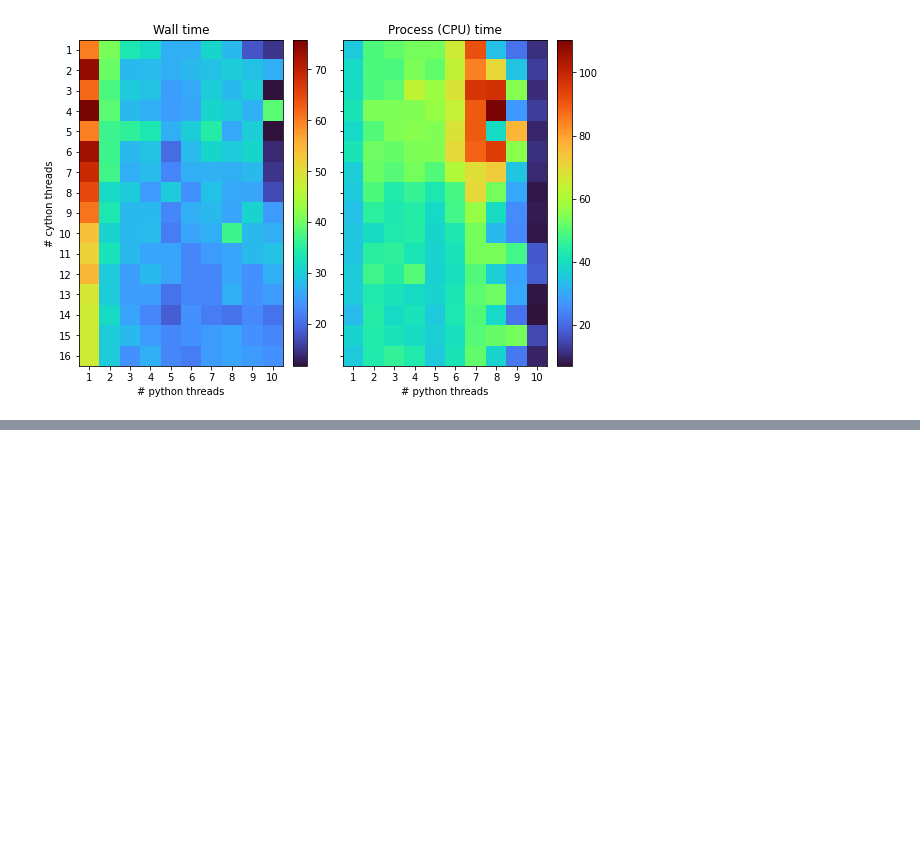
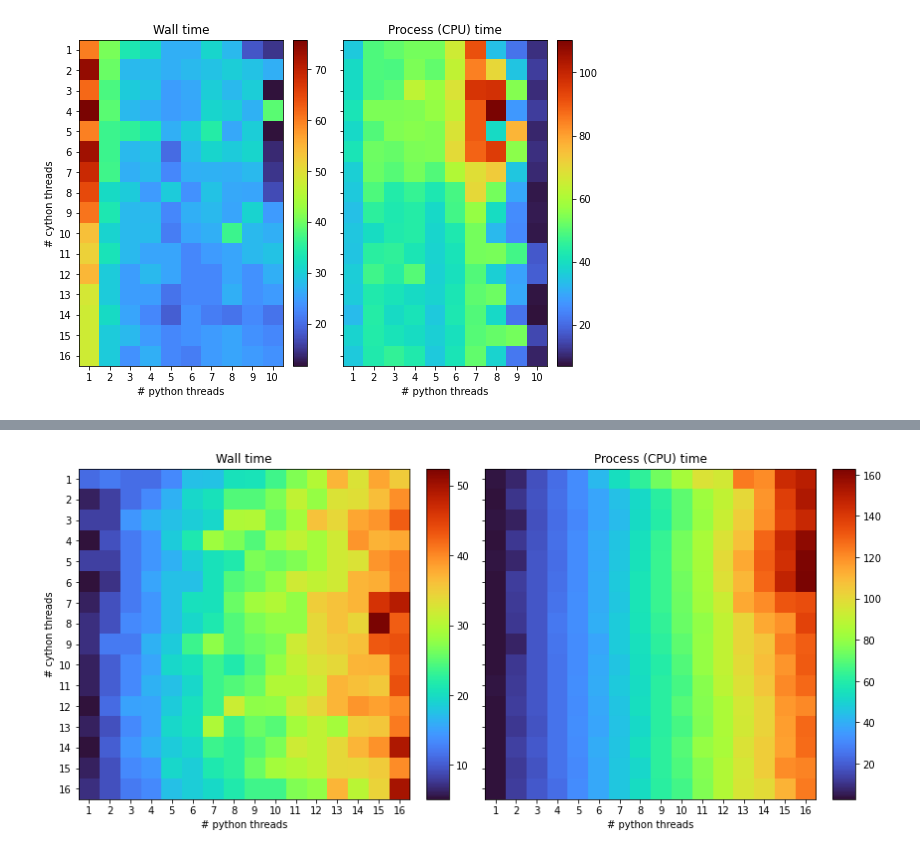
Before and after one commit to PREFERRED2022/mlfires-classic, a Jupyter notebook: ML_fires_al/par_conv_tab_2D.ipynb, the cells around one changed output, grey strips where cells are left out. Drawn from its saved outputs; the diff is of its cells as text; code cells hidden in the pictures; blank space fills up the shorter version.

```diff
--- a/ML_fires_al/par_conv_tab_2D.ipynb
+++ b/ML_fires_al/par_conv_tab_2D.ipynb
@@ -298,6 +391,7 @@ def creategrid_xs_small(rdiff, firstid, gridwidth, gridheight, dayfile, pcpus, c
 
         dyn_df = dt_df[:, dynamic_feat]
         npday = dyn_df.to_numpy(dt.float32)
+        #print("To cython")
 
         # start = time.time()
         id2xy, grid = nppar.fillcube(ccpus, npday, firstid, rdiff, gridwidth, gridheight)
@@ -313,6 +407,7 @@ def creategrid_xs_small(rdiff, firstid, gridwidth, gridheight, dayfile, pcpus, c
 
         t = datetime.strptime(os.path.basename(dayfile)[0:8], '%Y%m%d')
         xsday = xarray.Dataset(data_vars=vardict, coords=dict(x=range(gridwidth), y=range(gridheight), time=[t]))
+        #print("To disk")
         xsday.to_netcdf(os.path.join(orig_path, daygrid))
         #print("Successfull convertion %s" % dayfile)
         epr = time.process_time()
@@ -335,18 +430,22 @@ def create_xs_files(creategrid, days, pthreads, cthreads):
     for cpu in range(pthreads):
         d=days.pop()
         dayscompleted+=[d]
+        #print('initial proc')
         new_process(procs, d, pthreads, cthreads)
-    while True:
-        time.sleep(1)
+    while len(procs)>0:
+        time.sleep(0.1)
         for p in procs:
             try:
                 proctimetotal+=p['queue'].get_nowait()
             except:
                 pass
             if not p['proc'].is_alive():
+                #print('remove, tot procs: %d'%len(procs))
                 procs.remove(p)
+                #print('tot procs: %d'%len(procs))
         while len(procs)<pthreads:
             if len(days)==0: break
+            #print('new proc')
             d = days.pop()
             dayscompleted += [d]
             new_process(procs, d, pthreads, cthreads)
@@ -357,7 +456,7 @@ def plotscatter(atimes, typ=0):
         plt.scatter(range(1,atimes.shape[0]), [y]*(atimes.shape[0]-1), s=atimes[1:, y, typ])
     plt.show()
 
-def plotheatmap(atimes):
+def plotheatmap(atimes, title1='Wall time', title2='Process (CPU) time'):
     fig = plt.figure(figsize=(12, 6))
     grid = axes_grid1.AxesGrid(
         fig, 111, nrows_ncols=(1, 2), axes_pad = 0.5, cbar_location = "right",
@@ -370,15 +469,15 @@ def plotheatmap(atimes):
     grid[0].set_yticks(np.arange(data.shape[0]), labels=np.arange(1,data.shape[0]+1))
     grid[0].set_ylabel('# cython threads')
     grid[0].set_xlabel('# python threads')
-    grid[0].title.set_text('Wall time')
+    grid[0].title.set_text(title1)
     #ax.set_yticks(np.arange(len(vegetables)), labels=vegetables)
-
-    data=atimes[1:,1:,1]
-    im1 = grid[1].imshow(data, cmap='turbo', interpolation='None')
-    grid[1].set_xticks(np.arange(data.shape[1]), labels=np.arange(1,data.shape[1]+1))
-    grid[1].set_xlabel('# python threads')
-    grid[1].title.set_text('Process (CPU) time')
-    grid.cbar_axes[1].colorbar(im1)
+    if not title2 is None:
+        data=atimes[1:,1:,1]
+        im1 = grid[1].imshow(data, cmap='turbo', interpolation='None')
+        grid[1].set_xticks(np.arange(data.shape[1]), labels=np.arange(1,data.shape[1]+1))
+        grid[1].set_xlabel('# python threads')
+        grid[1].title.set_text(title2)
+        grid.cbar_axes[1].colorbar(im1)
 # %%
 creategrid = partial(creategrid_xs_small, rdiff, firstid, gridwidth, gridheight)
 nruns=1
@@ -555,0 +606,7 @@ KeyboardInterrupt
+# %%
+atimes2=np.load('tab2convtimes2.npy')
+#atimes2=np.load('conv_thread_eq_files_01.npy')
+# %%
+plotheatmap(atimes2)
+# %% [output]
+[figure, added]
```
Also changed, not shown: parts of 29 cells of this notebook, 17 other files.
